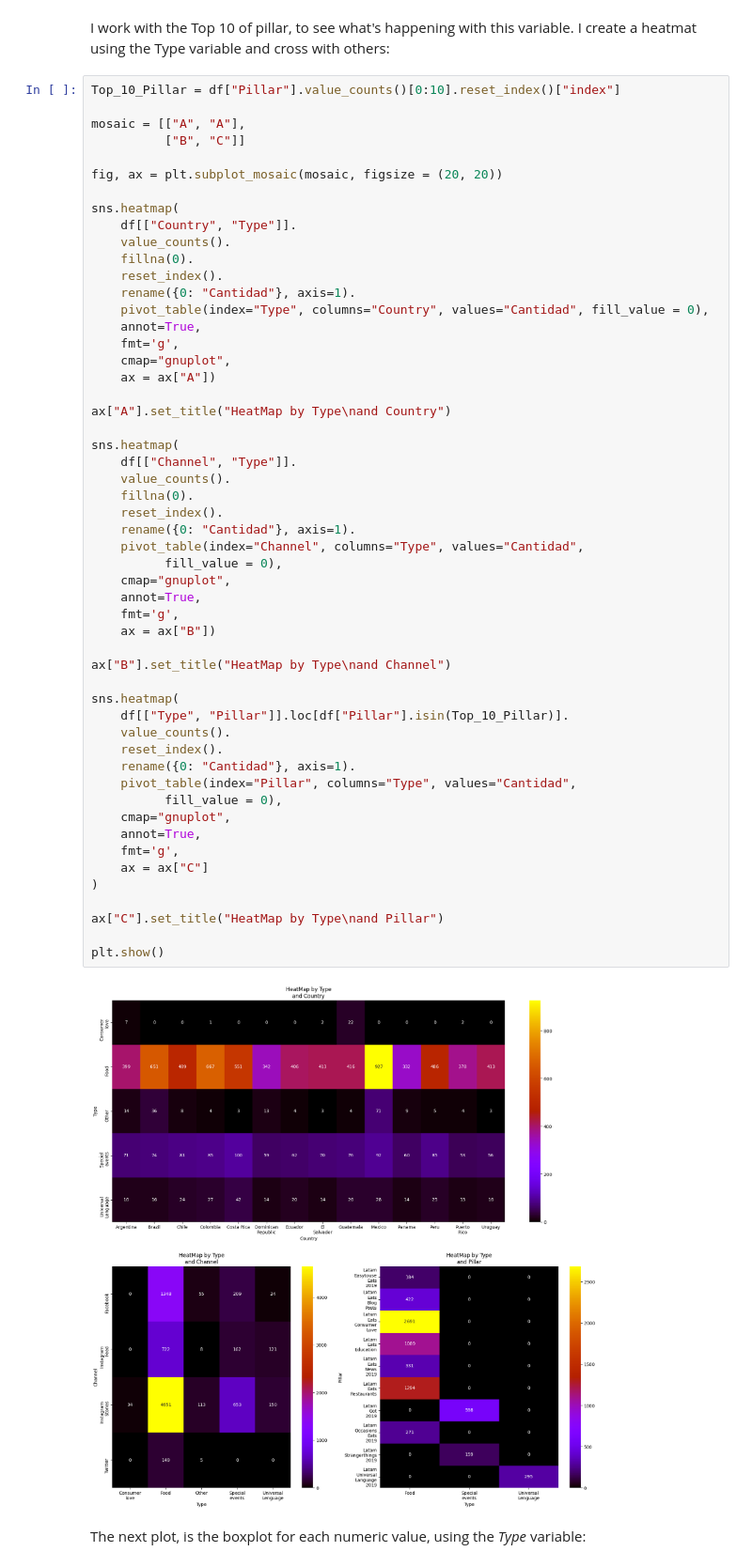
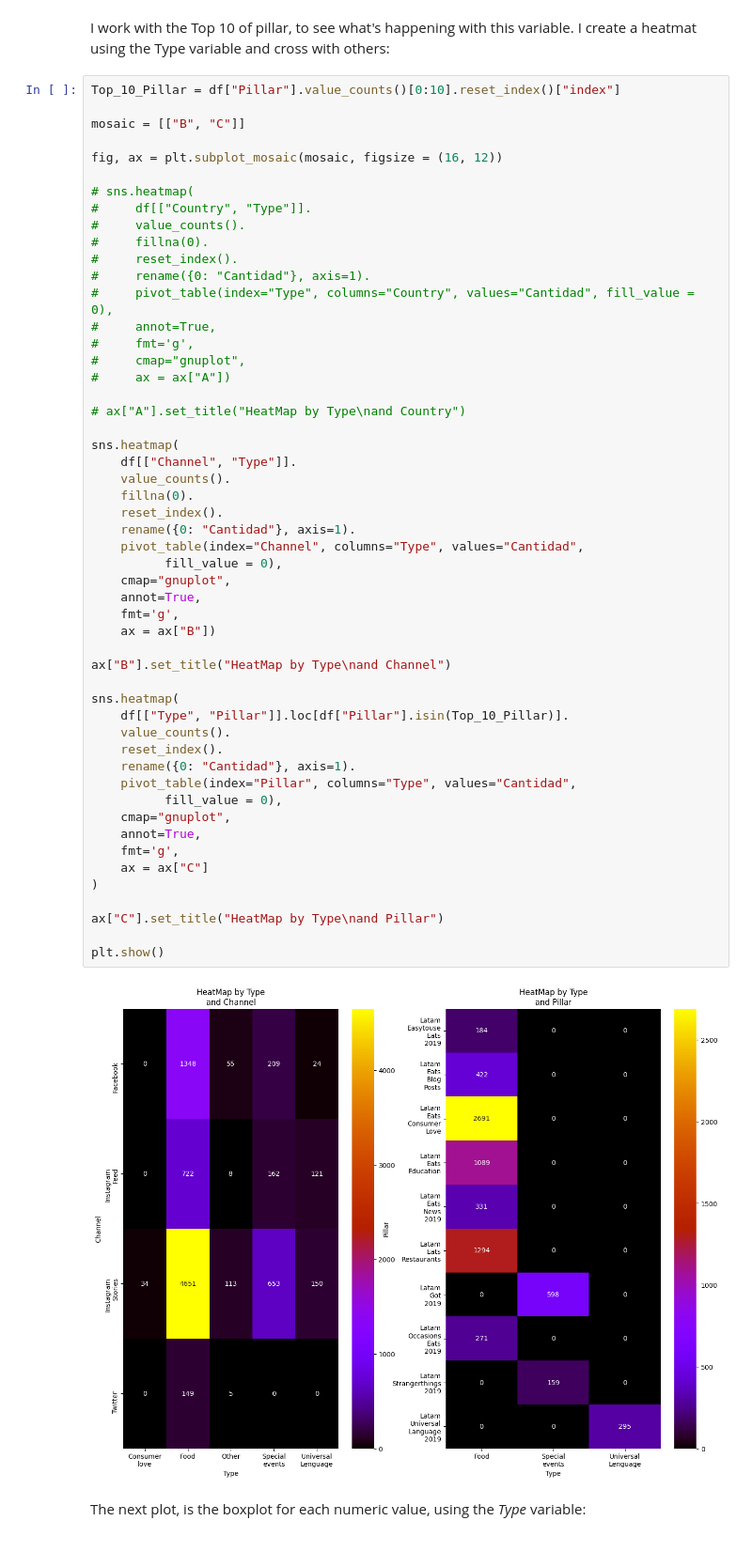
Before and after one commit to daagonzalezsa/Media.Monks_Assesment, a Jupyter notebook: Food_Brand.ipynb, the cells around one changed output. Shown at 94% size. Saved outputs shown, nothing was run; the diff lists cells and outputs as text.

```diff
--- a/Food_Brand.ipynb
+++ b/Food_Brand.ipynb
@@ -54,58 +54,57 @@ I work with the Top 10 of pillar, to see what's happening with this variable. I
 # %%
 Top_10_Pillar = df["Pillar"].value_counts()[0:10].reset_index()["index"]
 
-mosaic = [["A", "A"],
-          ["B", "C"]]
+mosaic = [["B", "C"]]
 
-fig, ax = plt.subplot_mosaic(mosaic, figsize = (20, 20))
+fig, ax = plt.subplot_mosaic(mosaic, figsize = (16, 12))
 
-sns.heatmap(
-    df[["Country", "Type"]].
-    value_counts().
-    fillna(0).
-    reset_index().
-    rename({0: "Cantidad"}, axis=1).
-    pivot_table(index="Type", columns="Country", values="Cantidad", fill_value = 0),
-    annot=True,
-    fmt='g',
-    cmap="gnuplot",
-    ax = ax["A"])
+# sns.heatmap(
+#     df[["Country", "Type"]].
+#     value_counts().
+#     fillna(0).
+#     reset_index().
+#     rename({0: "Cantidad"}, axis=1).
+#     pivot_table(index="Type", columns="Country", values="Cantidad", fill_value = 0),
+#     annot=True,
+#     fmt='g',
+#     cmap="gnuplot",
+#     ax = ax["A"])
 
-ax["A"].set_title("HeatMap by Type\nand Country")
+# ax["A"].set_title("HeatMap by Type\nand Country")
 
 sns.heatmap(
     df[["Channel", "Type"]].
     value_counts().
     fillna(0).
     reset_index().
     rename({0: "Cantidad"}, axis=1).
     pivot_table(index="Channel", columns="Type", values="Cantidad",
           fill_value = 0),
     cmap="gnuplot",
     annot=True,
     fmt='g',
     ax = ax["B"])
 
 ax["B"].set_title("HeatMap by Type\nand Channel")
 
 sns.heatmap(
     df[["Type", "Pillar"]].loc[df["Pillar"].isin(Top_10_Pillar)].
     value_counts().
     reset_index().
     rename({0: "Cantidad"}, axis=1).
     pivot_table(index="Pillar", columns="Type", values="Cantidad",
           fill_value = 0),
     cmap="gnuplot",
     annot=True,
     fmt='g',
     ax = ax["C"]
 )
 
 ax["C"].set_title("HeatMap by Type\nand Pillar")
 
 plt.show()
 # %% [output]
-[figure, old version]
+[figure, new version]
 # %% [markdown]
 The next plot, is the boxplot for each numeric value, using the <i> Type </i> variable:
 # %%
```
Also changed, not shown: parts of 3 cells of this notebook, 8 other files.
